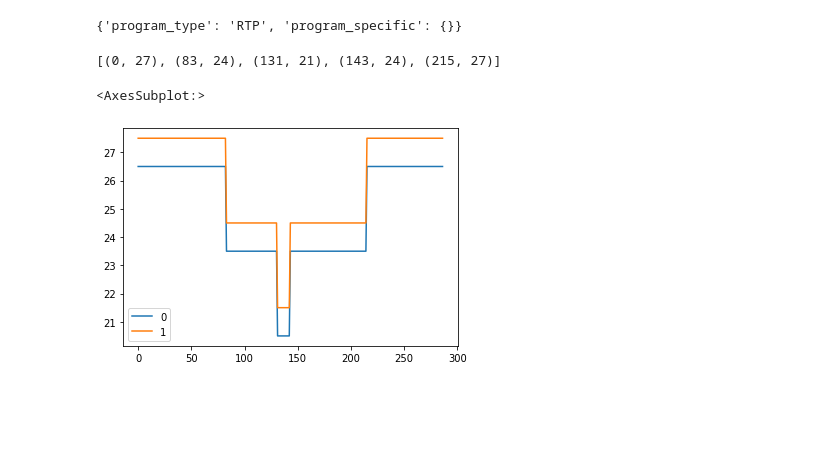
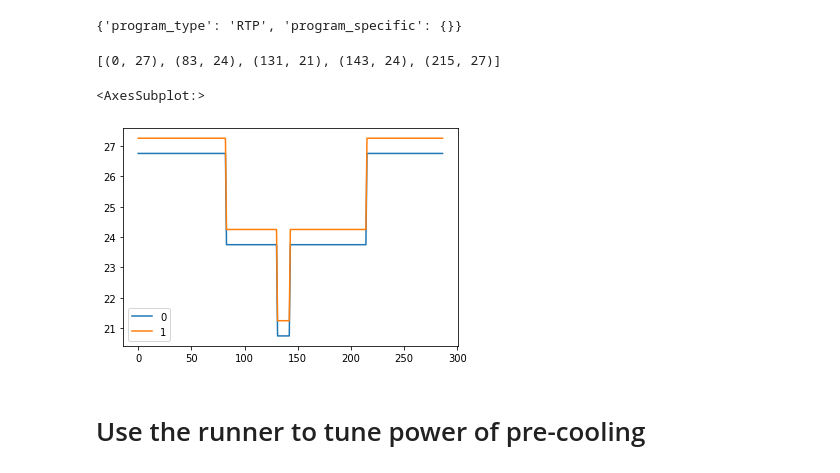
Before and after one commit to NREL/learning-building-control, a Jupyter notebook: lbc/experiments/calculate-rbc-setpoints.ipynb, the cells around one changed output. Drawn from its saved outputs; the diff is of its cells as text; code cells hidden in the pictures; blank space fills up the shorter version.

```diff
--- a/lbc/experiments/calculate-rbc-setpoints.ipynb
+++ b/lbc/experiments/calculate-rbc-setpoints.ipynb
@@ -113,26 +120,31 @@ dr.default_config["RTP"]
 # %%
 dr_start = hr_index(s.time_index, hr=12)
 
 precooling_start = dr_start - 12  # 5 min/step
 precooling_stop = dr_start
 
 setpoints = [
     (0, 27),
     (comfort_start, 24),
     (precooling_start, 21),
     (dr_start, 24),
     (comfort_stop, 27)
 ]
 
 
 print(setpoints)
 
-policy = RuleBasedControlPolicy(
-    setpoints=setpoints, num_steps=s.num_episode_steps,
-    cooling_p_flow=1., cooling_p_discharge_temp=.8)
+# policy = RuleBasedControlPolicy(
+#     setpoints=setpoints, num_steps=s.num_episode_steps,
+#     cooling_p_flow=1., cooling_p_discharge_temp=.8)
+
+policy = RBCPolicy(
+    setpoints=setpoints, scenario=s, p_flow=1., p_temp=.8)
 
 pd.DataFrame(policy.comfort_band).plot()
 # %% [output]
 [(0, 27), (83, 24), (131, 21), (143, 24), (215, 27)]
 <AxesSubplot:>
-[figure, old version]
+[figure, new version]
+# %% [markdown]
+# Use the runner to tune power of pre-cooling
```
Also changed, not shown: parts of 15 cells of this notebook, 4 other files.
